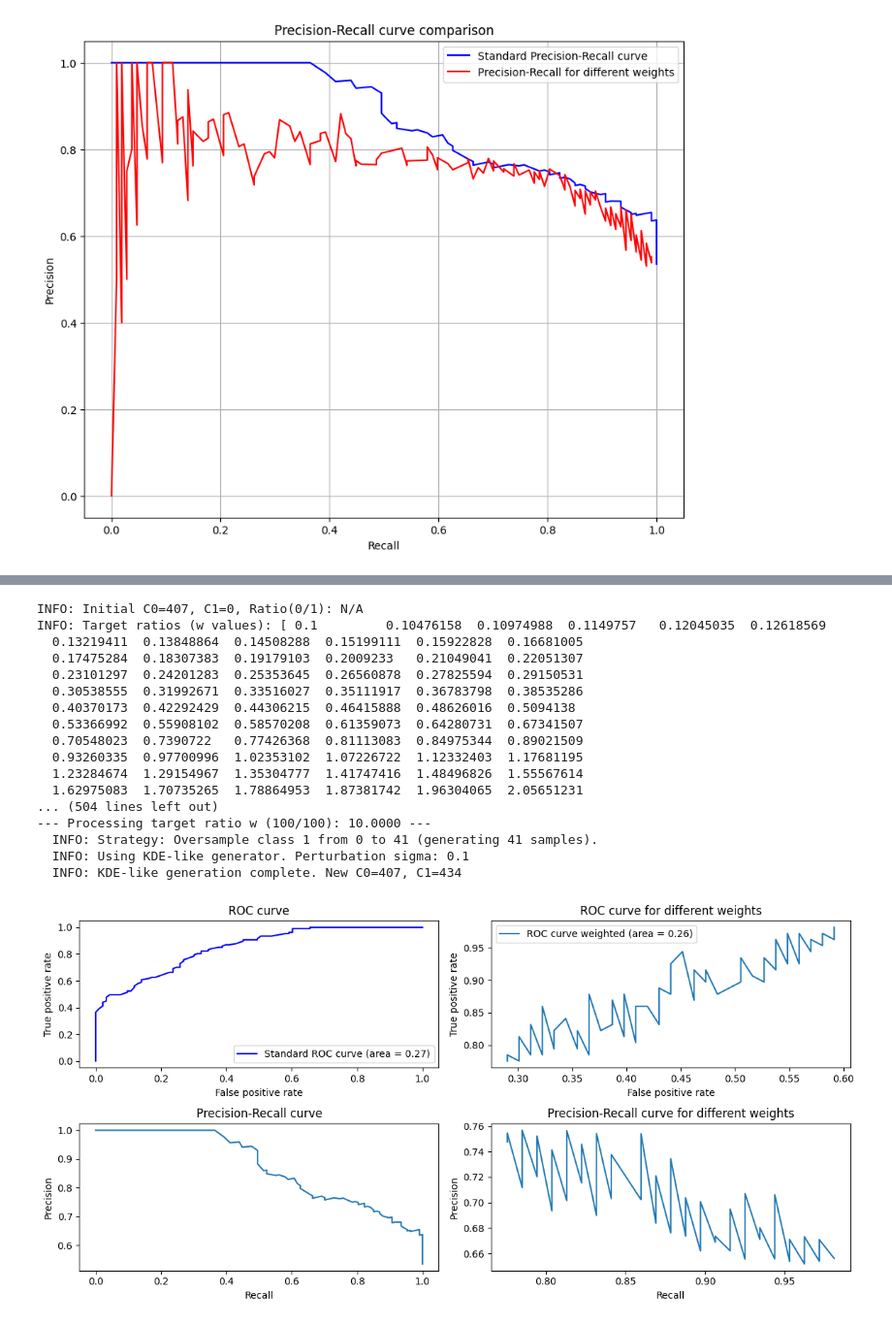
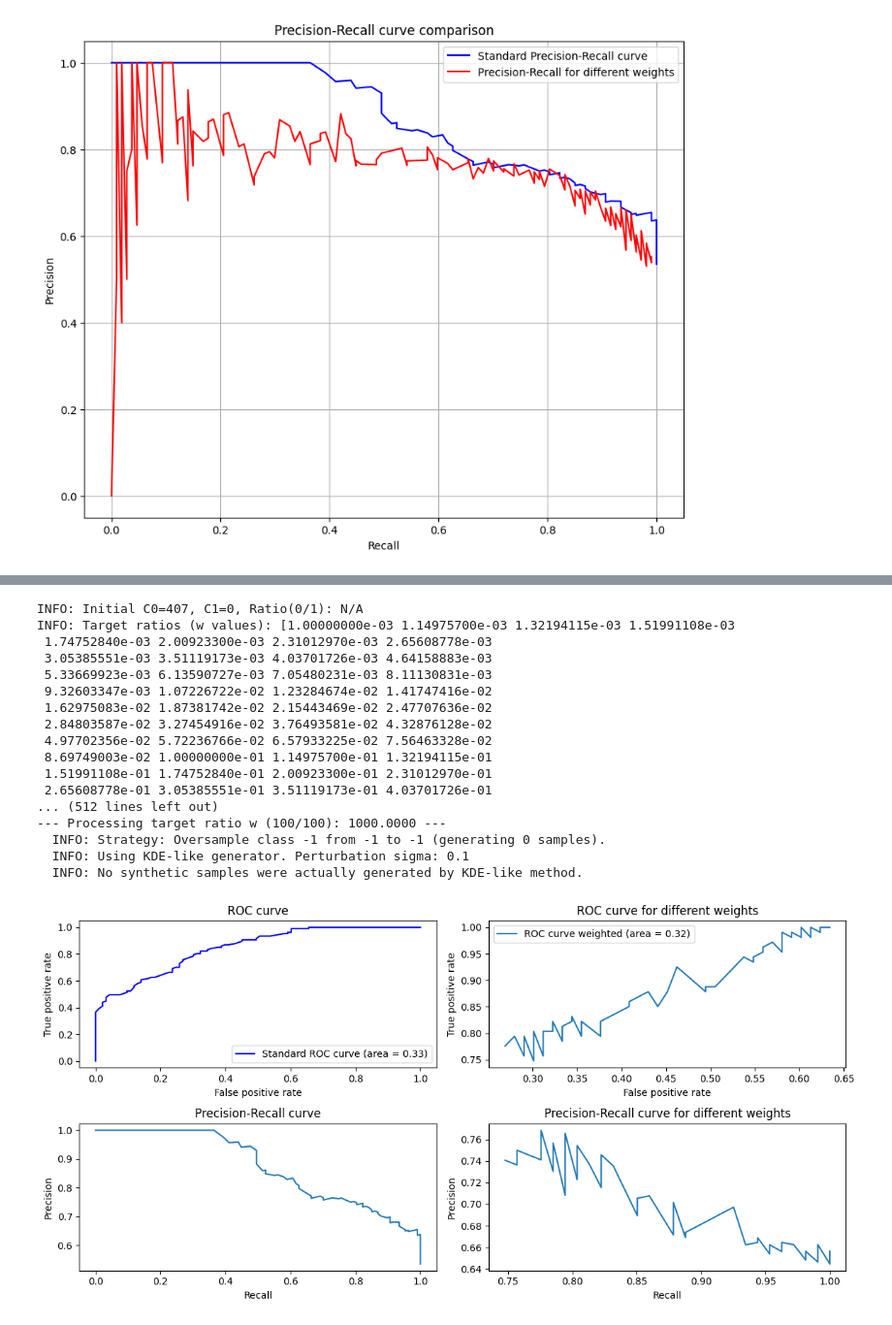
Before and after one commit to katzkid/RoC_Analysis, a Jupyter notebook: RoC_Analysis_RF_data2.ipynb, the cells around one changed output, grey strips where cells are left out. Shown at 97% size. Drawn from its saved outputs; the diff is of its cells as text; code cells hidden in the pictures.

```diff
--- a/RoC_Analysis_RF_data2.ipynb
+++ b/RoC_Analysis_RF_data2.ipynb
@@ -1201,8 +1429,8 @@ Class0_initial = counter.get(0, 0)
 #Class1_initial = counter.get(1, 0)
 Class1_initial = 0
 
-class_ratio_low = 0.1
-class_ratio_high = 10.0
+class_ratio_low = 0.001
+class_ratio_high = 1000.0
 num_points_below = 50
 num_points_above = 50
 
@@ -1394,46 +1622,46 @@ ax[1][1].set_title('Precision-Recall curve for different weights')
 plt.tight_layout()
 plt.show()
 
 # Plot both ROC curves on the same plot figure
 plt.figure(figsize=(10, 8))
 plt.plot(fpr_roc, tpr_roc, label=f'Standard ROC curve (area = {roc_auc:.2f})', color='blue')
 plt.plot(fpr_weighted_sorted, tpr_weighted_sorted, label=f'ROC curve for different weights (area = {roc_auc_weighted:.2f})', color='red')
 plt.xlabel('False positive rate')
 plt.ylabel('True positive rate')
 plt.legend()
 plt.title('ROC curve comparison')
 plt.grid(True)
 plt.show()
 
 # Plot both Precision-Recall curves on the same plot figure
 plt.figure(figsize=(10, 8))
 plt.plot(recall_prc, precision_prc, label='Standard Precision-Recall curve', color='blue')
 plt.plot(recall_weighted_sorted, precision_weighted_sorted, label='Precision-Recall for different weights', color='red')
 plt.xlabel('Recall')
 plt.ylabel('Precision')
 plt.legend()
 plt.title('Precision-Recall curve comparison')
 plt.grid(True)
 plt.show()
 
 
 #print(f"\n--- Finished processing. {len(dict_weighted_clfs)} scenarios stored in dict_weighted_clfs. ---")
 # %% [output]
 INFO: Initial C0=407, C1=0, Ratio(0/1): N/A
-INFO: Target ratios (w values): [ 0.1         0.10476158  0.10974988  0.1149757   0.12045035  0.12618569
-  0.13219411  0.13848864  0.14508288  0.15199111  0.15922828  0.16681005
-  0.17475284  0.18307383  0.19179103  0.2009233   0.21049041  0.22051307
-  0.23101297  0.24201283  0.25353645  0.26560878  0.27825594  0.29150531
-  0.30538555  0.31992671  0.33516027  0.35111917  0.36783798  0.38535286
-  0.40370173  0.42292429  0.44306215  0.46415888  0.48626016  0.5094138
-  0.53366992  0.55908102  0.58570208  0.61359073  0.64280731  0.67341507
-  0.70548023  0.7390722   0.77426368  0.81113083  0.84975344  0.89021509
-  0.93260335  0.97700996  1.02353102  1.07226722  1.12332403  1.17681195
-  1.23284674  1.29154967  1.35304777  1.41747416  1.48496826  1.55567614
-  1.62975083  1.70735265  1.78864953  1.87381742  1.96304065  2.05651231
-... (504 lines left out)
---- Processing target ratio w (100/100): 10.0000 ---
-  INFO: Strategy: Oversample class 1 from 0 to 41 (generating 41 samples).
+INFO: Target ratios (w values): [1.00000000e-03 1.14975700e-03 1.32194115e-03 1.51991108e-03
+ 1.74752840e-03 2.00923300e-03 2.31012970e-03 2.65608778e-03
+ 3.05385551e-03 3.51119173e-03 4.03701726e-03 4.64158883e-03
+ 5.33669923e-03 6.13590727e-03 7.05480231e-03 8.11130831e-03
+ 9.32603347e-03 1.07226722e-02 1.23284674e-02 1.41747416e-02
+ 1.62975083e-02 1.87381742e-02 2.15443469e-02 2.47707636e-02
+ 2.84803587e-02 3.27454916e-02 3.76493581e-02 4.32876128e-02
+ 4.97702356e-02 5.72236766e-02 6.57933225e-02 7.56463328e-02
+ 8.69749003e-02 1.00000000e-01 1.14975700e-01 1.32194115e-01
+ 1.51991108e-01 1.74752840e-01 2.00923300e-01 2.31012970e-01
+ 2.65608778e-01 3.05385551e-01 3.51119173e-01 4.03701726e-01
+... (512 lines left out)
+--- Processing target ratio w (100/100): 1000.0000 ---
+  INFO: Strategy: Oversample class -1 from -1 to -1 (generating 0 samples).
   INFO: Using KDE-like generator. Perturbation sigma: 0.1
-  INFO: KDE-like generation complete. New C0=407, C1=434
+  INFO: No synthetic samples were actually generated by KDE-like method.
-[figure, old version]
+[figure, new version]
```
Also changed, not shown: parts of 15 cells of this notebook.
